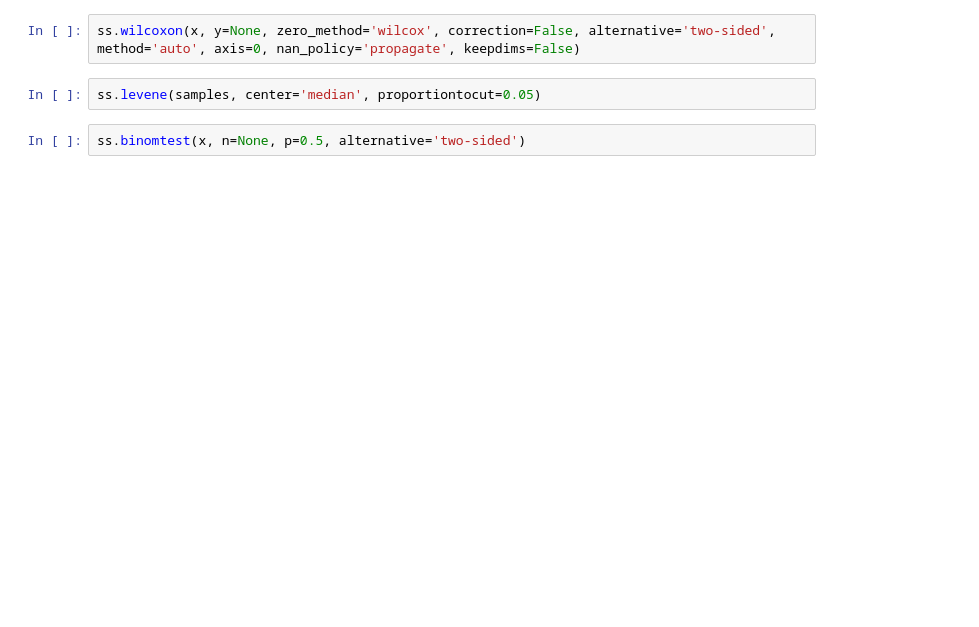
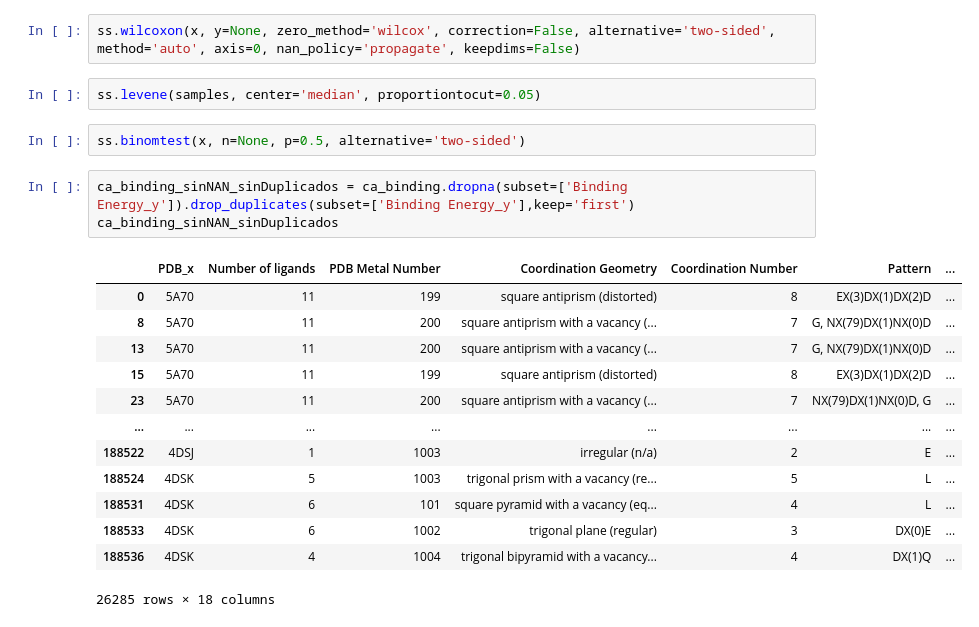
Before and after one commit to leandrosommese/Herramientas-de-estadistica, a Jupyter notebook: Modulo3/contraste_de_hipotesis.ipynb, the cells around one changed output. Cells and saved outputs as stored; diff of their text form; blank space fills up the shorter version.

```diff
--- a/Modulo3/contraste_de_hipotesis.ipynb
+++ b/Modulo3/contraste_de_hipotesis.ipynb
@@ -130,3 +135,20 @@ ss.wilcoxon(x, y=None, zero_method='wilcox', correction=False, alternative='two-
 ss.levene(samples, center='median', proportiontocut=0.05)
 # %%
 ss.binomtest(x, n=None, p=0.5, alternative='two-sided')
+# %%
+ca_binding_sinNAN_sinDuplicados = ca_binding.dropna(subset=['Binding Energy_y']).drop_duplicates(subset=['Binding Energy_y'],keep='first')
+ca_binding_sinNAN_sinDuplicados
+# %% [output]
+|  | PDB_x | Number of ligands | PDB Metal Number | Coordination Geometry | Coordination Number | Pattern | ... |
+| 0 | 5A70 | 11 | 199 | square antiprism (distorted) | 8 | EX(3)DX(1)DX(2)D | ... |
+| 8 | 5A70 | 11 | 200 | square antiprism with a vacancy (... | 7 | G, NX(79)DX(1)NX(0)D | ... |
+| 13 | 5A70 | 11 | 200 | square antiprism with a vacancy (... | 7 | G, NX(79)DX(1)NX(0)D | ... |
+| 15 | 5A70 | 11 | 199 | square antiprism (distorted) | 8 | EX(3)DX(1)DX(2)D | ... |
+| 23 | 5A70 | 11 | 200 | square antiprism with a vacancy (... | 7 | NX(79)DX(1)NX(0)D, G | ... |
+| ... | ... | ... | ... | ... | ... | ... | ... |
+| 188522 | 4DSJ | 1 | 1003 | irregular (n/a) | 2 | E | ... |
+| 188524 | 4DSK | 5 | 1003 | trigonal prism with a vacancy (re... | 5 | L | ... |
+| 188531 | 4DSK | 6 | 101 | square pyramid with a vacancy (eq... | 4 | L | ... |
+| 188533 | 4DSK | 6 | 1002 | trigonal plane (regular) | 3 | DX(0)E | ... |
+| 188536 | 4DSK | 4 | 1004 | trigonal bipyramid with a vacancy... | 4 | DX(1)Q | ... |
+26285 rows × 18 columns
```
Also changed, not shown: parts of 12 cells of this notebook, 1 other file.
